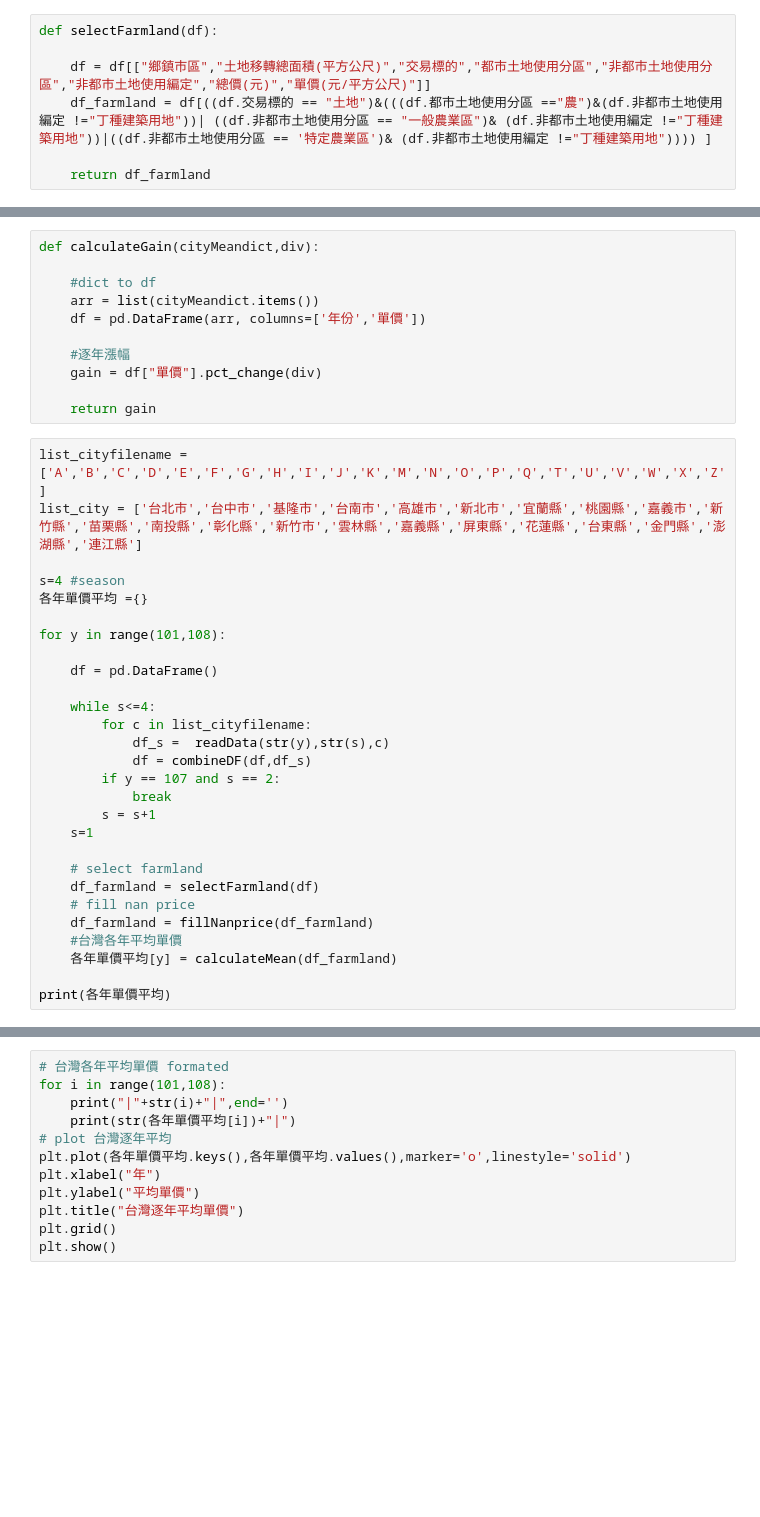
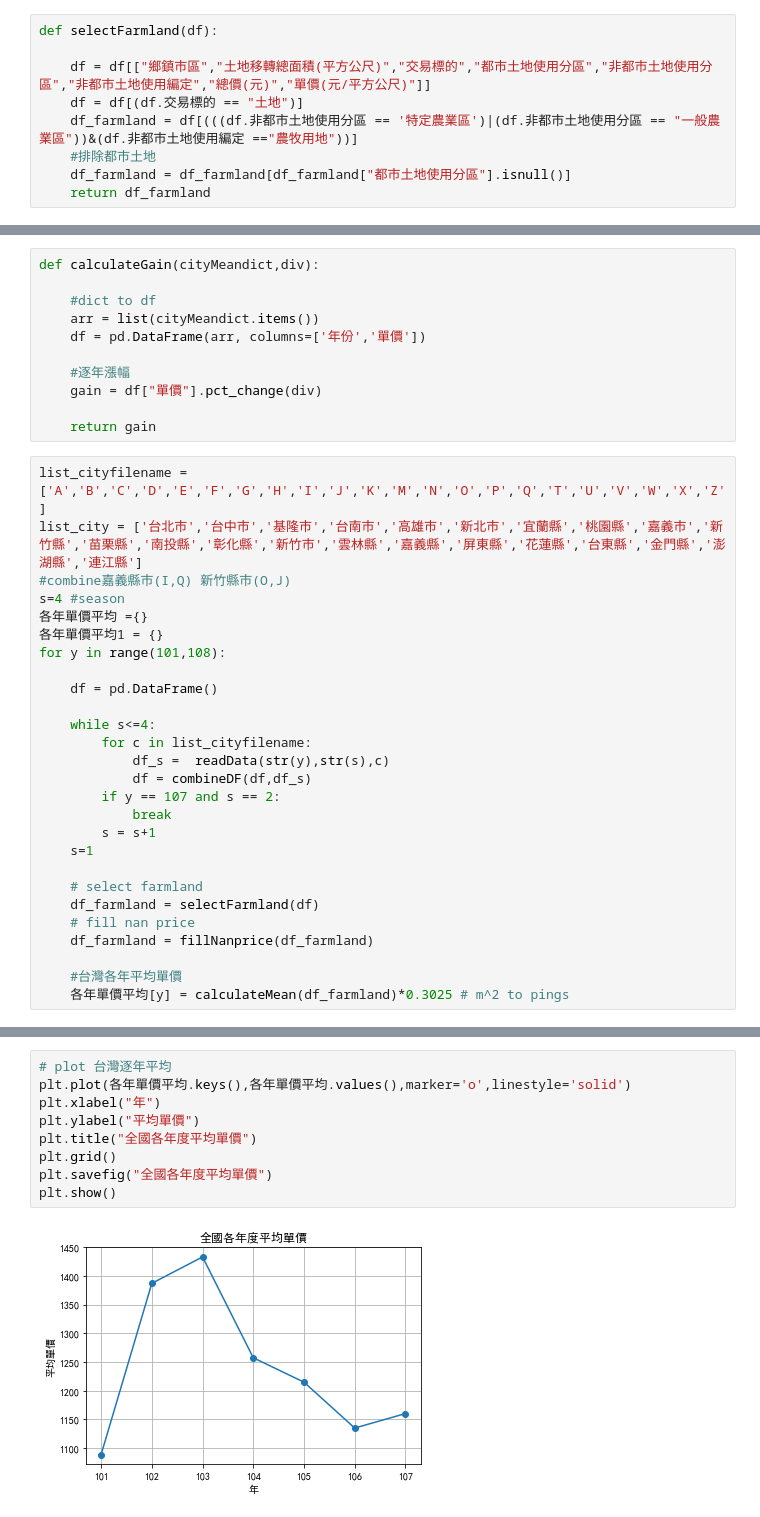
Before and after one commit to YoChenYin/-Agricultural-land-price-analysis, a Jupyter notebook: 全國平均單價漲幅.ipynb, the cells around one changed output, grey strips where cells are left out. Cells and saved outputs as stored; diff of their text form; blank space fills up the shorter version.

Commit message:
exclude the outer land / convert m^2 to ping

```diff
--- a/全國平均單價漲幅.ipynb
+++ b/全國平均單價漲幅.ipynb
@@ -19,8 +19,10 @@ def combineDF(df1,df2):
 def selectFarmland(df):
 
     df = df[["鄉鎮市區","土地移轉總面積(平方公尺)","交易標的","都市土地使用分區","非都市土地使用分區","非都市土地使用編定","總價(元)","單價(元/平方公尺)"]]
-    df_farmland = df[((df.交易標的 == "土地")&(((df.都市土地使用分區 =="農")&(df.非都市土地使用編定 !="丁種建築用地"))| ((df.非都市土地使用分區 == "一般農業區")& (df.非都市土地使用編定 !="丁種建築用地"))|((df.非都市土地使用分區 == '特定農業區')& (df.非都市土地使用編定 !="丁種建築用地")))) ]
-
+    df = df[(df.交易標的 == "土地")]
+    df_farmland = df[(((df.非都市土地使用分區 == '特定農業區')|(df.非都市土地使用分區 == "一般農業區"))&(df.非都市土地使用編定 =="農牧用地"))]
+    #排除都市土地
+    df_farmland = df_farmland[df_farmland["都市土地使用分區"].isnull()]
     return df_farmland
 # %%
 def fillNanprice(df_farmland):
@@ -54,10 +60,10 @@ def calculateGain(cityMeandict,div):
 # %%
 list_cityfilename = ['A','B','C','D','E','F','G','H','I','J','K','M','N','O','P','Q','T','U','V','W','X','Z']
 list_city = ['台北市','台中市','基隆市','台南市','高雄市','新北市','宜蘭縣','桃園縣','嘉義市','新竹縣','苗栗縣','南投縣','彰化縣','新竹市','雲林縣','嘉義縣','屏東縣','花蓮縣','台東縣','金門縣','澎湖縣','連江縣']
-
+#combine嘉義縣市(I,Q) 新竹縣市(O,J)
 s=4 #season
 各年單價平均 ={}
-
+各年單價平均1 = {}
 for y in range(101,108):
 
     df = pd.DataFrame()
@@ -75,7 +81,6 @@ for y in range(101,108):
     df_farmland = selectFarmland(df)
     # fill nan price
     df_farmland = fillNanprice(df_farmland)
+
     #台灣各年平均單價
-    各年單價平均[y] = calculateMean(df_farmland)
-
-print(各年單價平均)
+    各年單價平均[y] = calculateMean(df_farmland)*0.3025 # m^2 to pings
@@ -82,13 +101,12 @@ print(各年單價平均)
 # %%
-# 台灣各年平均單價 formated
-for i in range(101,108):
-    print("|"+str(i)+"|",end='')
-    print(str(各年單價平均[i])+"|")
 # plot 台灣逐年平均
 plt.plot(各年單價平均.keys(),各年單價平均.values(),marker='o',linestyle='solid')
 plt.xlabel("年")
 plt.ylabel("平均單價")
-plt.title("台灣逐年平均單價")
+plt.title("全國各年度平均單價")
 plt.grid()
+plt.savefig("全國各年度平均單價")
 plt.show()
+# %% [output]
+[figure, added]
 # %%
```
Also changed, not shown: parts of 4 cells of this notebook, 3 other files.
